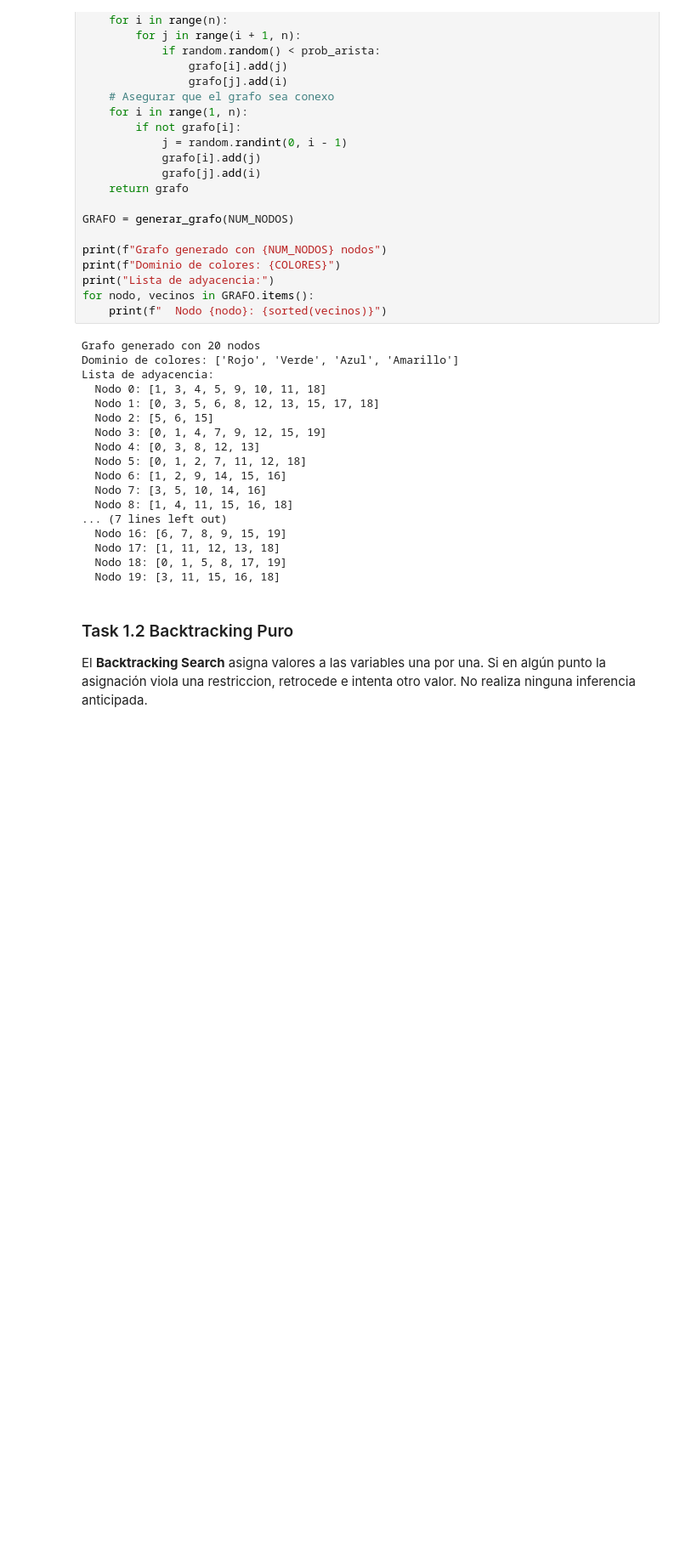
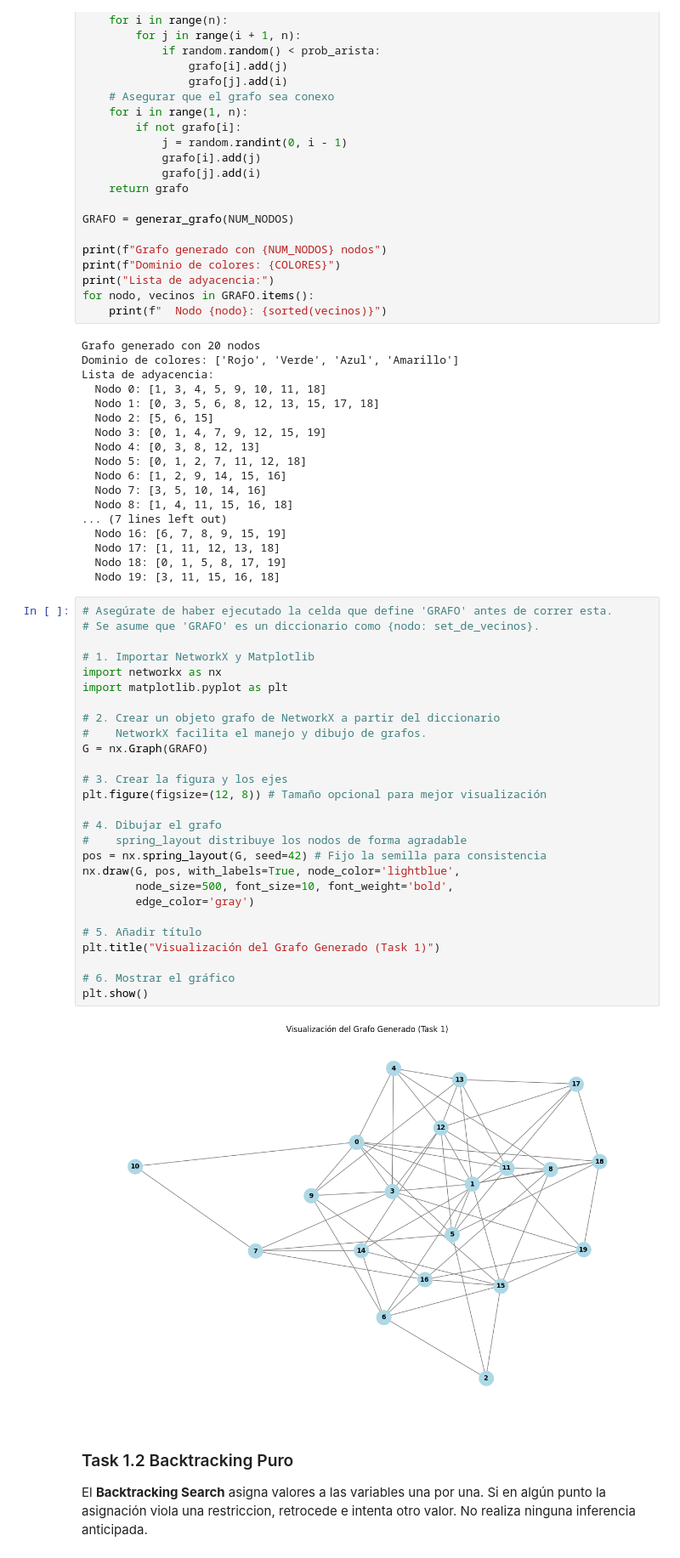
Before and after one commit to Branuvg/AI_PROY2, a Jupyter notebook: Proyecto2_IA.ipynb, the cells around one changed output. Shown at 85% size. Cells and saved outputs as stored; diff of their text form; blank space fills up the shorter version.

Commit message:
muestra del grafo

```diff
--- a/Proyecto2_IA.ipynb
+++ b/Proyecto2_IA.ipynb
@@ -66,6 +66,35 @@ Lista de adyacencia:
   Nodo 17: [1, 11, 12, 13, 18]
   Nodo 18: [0, 1, 5, 8, 17, 19]
   Nodo 19: [3, 11, 15, 16, 18]
+# %%
+# Asegúrate de haber ejecutado la celda que define 'GRAFO' antes de correr esta.
+# Se asume que 'GRAFO' es un diccionario como {nodo: set_de_vecinos}.
+
+# 1. Importar NetworkX y Matplotlib
+import networkx as nx
+import matplotlib.pyplot as plt
+
+# 2. Crear un objeto grafo de NetworkX a partir del diccionario
+#    NetworkX facilita el manejo y dibujo de grafos.
+G = nx.Graph(GRAFO)
+
+# 3. Crear la figura y los ejes
+plt.figure(figsize=(12, 8)) # Tamaño opcional para mejor visualización
+
+# 4. Dibujar el grafo
+#    spring_layout distribuye los nodos de forma agradable
+pos = nx.spring_layout(G, seed=42) # Fijo la semilla para consistencia
+nx.draw(G, pos, with_labels=True, node_color='lightblue',
+        node_size=500, font_size=10, font_weight='bold',
+        edge_color='gray')
+
+# 5. Añadir título
+plt.title("Visualización del Grafo Generado (Task 1)")
+
+# 6. Mostrar el gráfico
+plt.show()
+# %% [output]
+[figure, added]
 # %% [markdown]
 ### Task 1.2 Backtracking Puro
 
```
